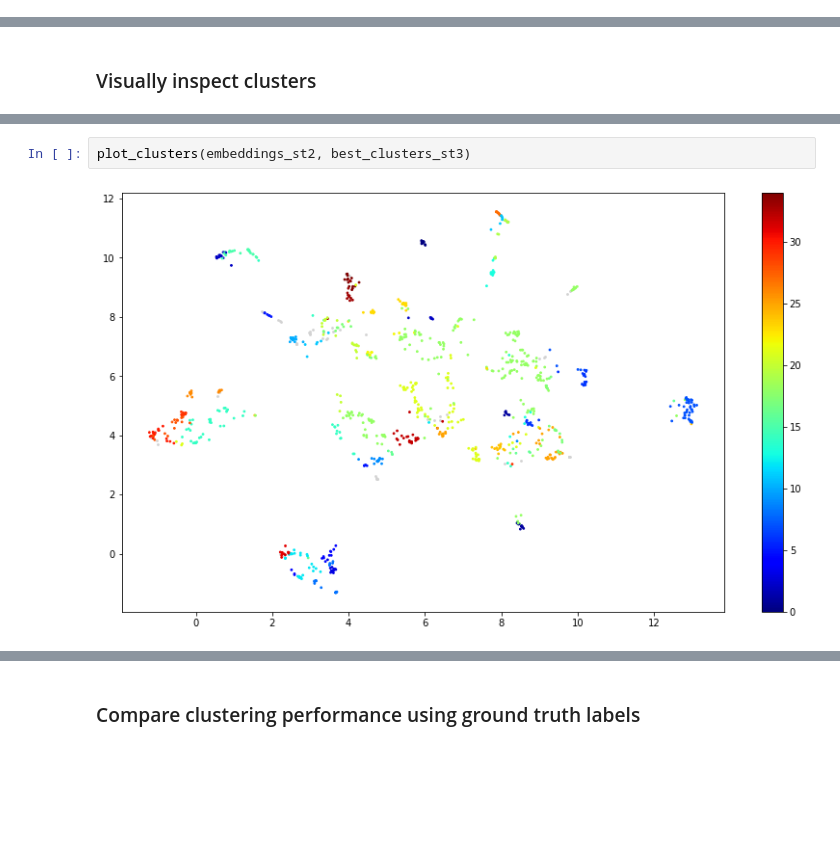
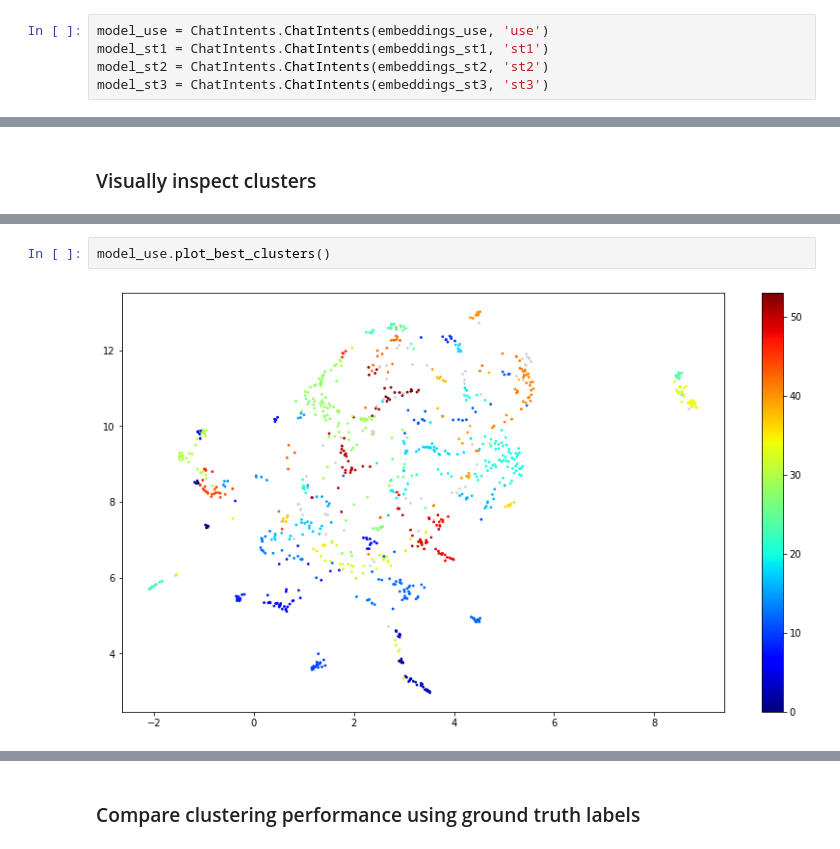
Before and after one commit to dborrelli/chat-intents, a Jupyter notebook: notebooks/chatintents_tutorial.ipynb, the cells around one changed output, grey strips where cells are left out. Cells and saved outputs as stored; diff of their text form; blank space fills up the shorter version.

Commit message:
Make plotting method only use best clusers for class instance

```diff
--- a/notebooks/chatintents_tutorial.ipynb
+++ b/notebooks/chatintents_tutorial.ipynb
@@ -91,5 +91,10 @@ embeddings_st3 = embed(model_st3, 'sentence transformer', all_intents)
 embeddings_st3.shape
 # %% [output]
 (1000, 768)
+# %%
+model_use = ChatIntents.ChatIntents(embeddings_use, 'use')
+model_st1 = ChatIntents.ChatIntents(embeddings_st1, 'st1')
+model_st2 = ChatIntents.ChatIntents(embeddings_st2, 'st2')
+model_st3 = ChatIntents.ChatIntents(embeddings_st3, 'st3')
 # %% [markdown]
 ## Results with default hyperparameters
@@ -277,4 +228,4 @@ plot_clusters(embeddings_st2, best_clusters_st2)
-# %%
-plot_clusters(embeddings_st2, best_clusters_st3)
-# %% [output]
-[figure, removed]
+# %%
+model_use.plot_best_clusters()
+# %% [output]
+[figure, added]
```
Also changed, not shown: parts of 33 cells of this notebook, 1 other file.
